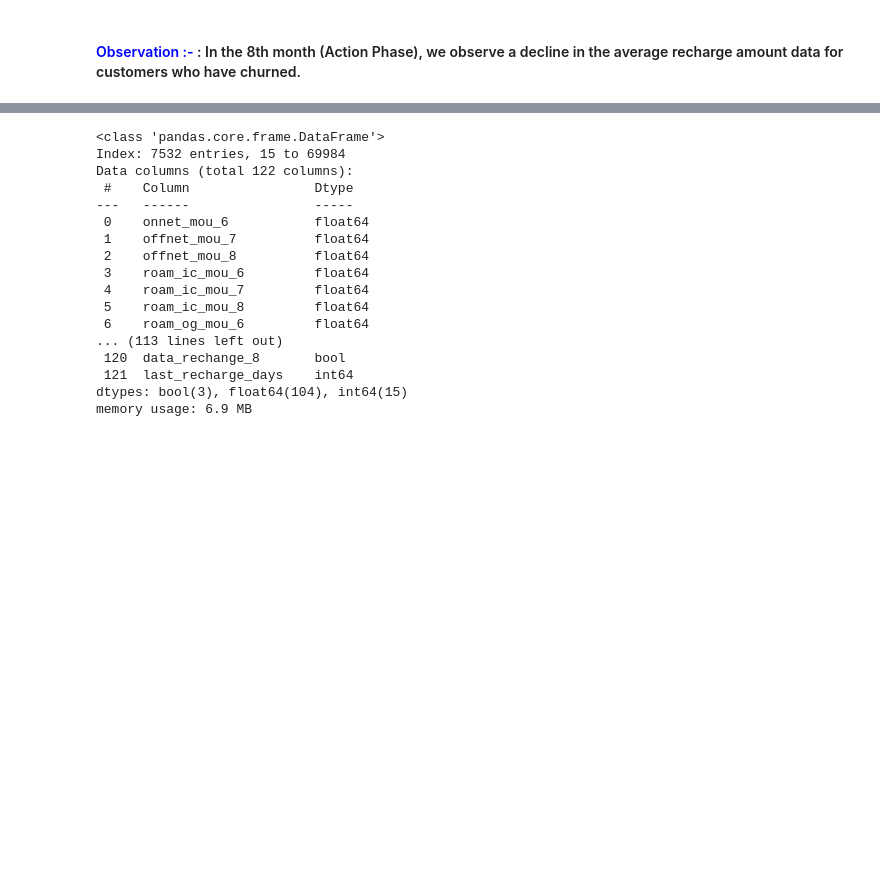
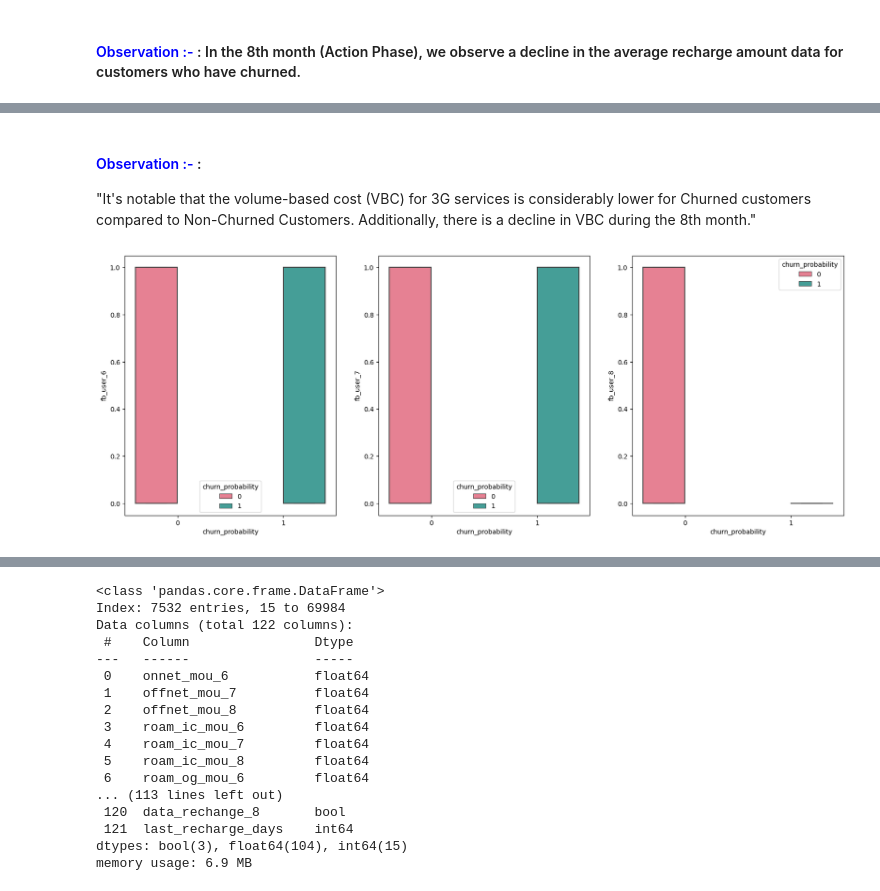
Before and after one commit to Anki0812/Telecom_Churn, a Jupyter notebook: ankita-mayur_V11.ipynb, the cells around one changed output, grey strips where cells are left out. Drawn from its saved outputs; the diff is of its cells as text; code cells hidden in the pictures; blank space fills up the shorter version.

```diff
--- a/ankita-mayur_V11.ipynb
+++ b/ankita-mayur_V11.ipynb
@@ -899,0 +933,7 @@ plot_box_chart('av_rech_amt_data')
+# %% [markdown]
+#### <span style="color:blue">Observation :-</span> :
+"It's notable that the volume-based cost (VBC) for 3G services is considerably lower for Churned customers compared to Non-Churned Customers. Additionally, there is a decline in VBC during the 8th month."
+# %%
+plot_box_chart('fb_user')
+# %% [output]
+[figure, added]
```
Also changed, not shown: parts of 9 cells of this notebook.
